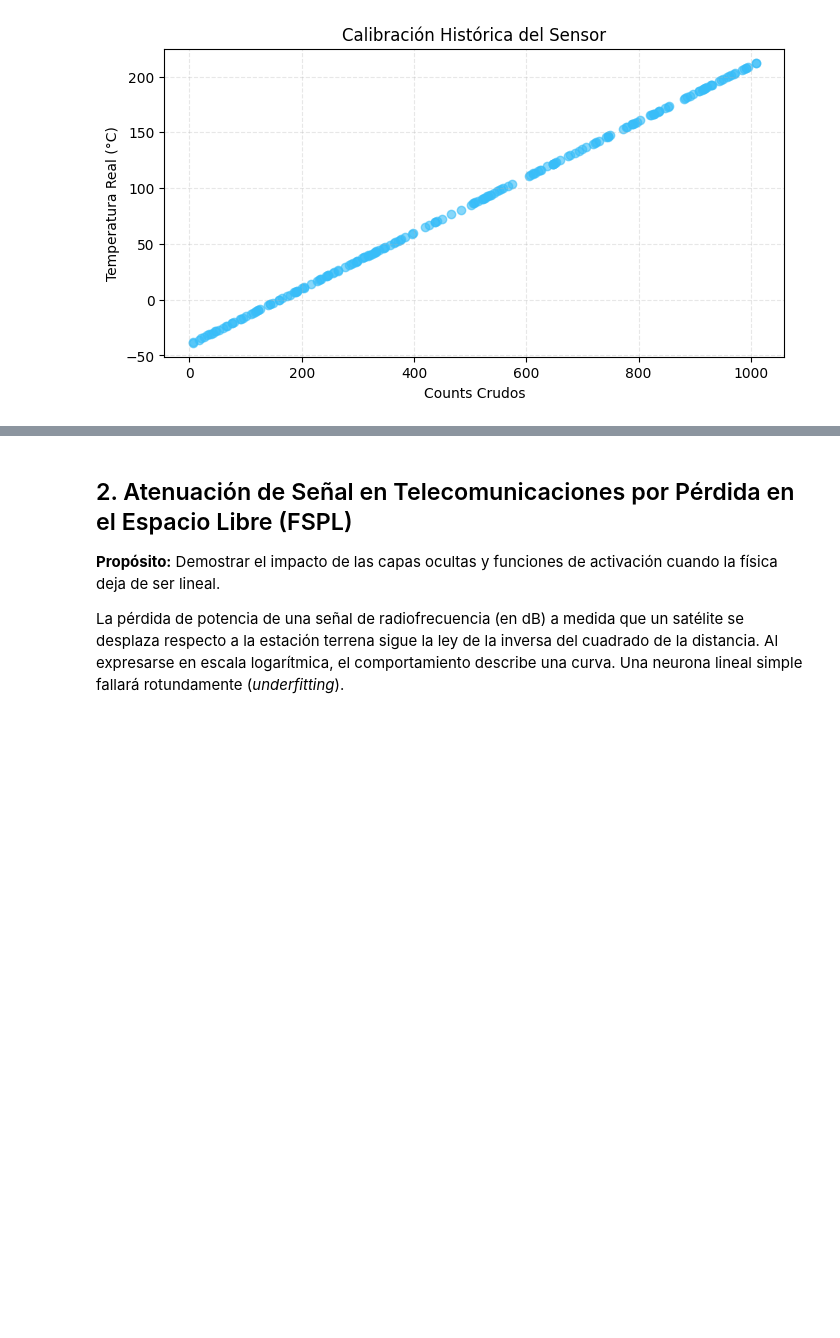
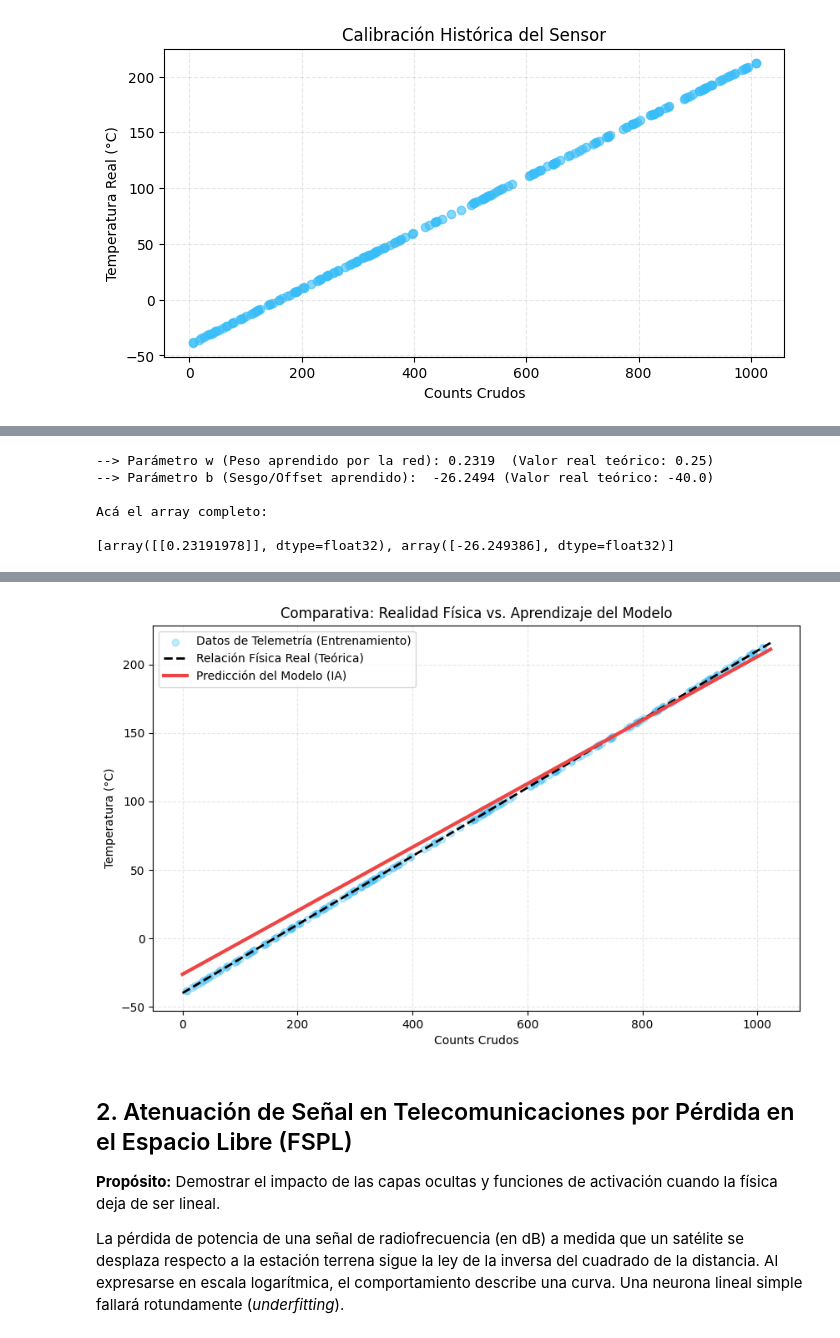
Before and after one commit to hmartinez00/introduccion_nn_python, a Jupyter notebook: notebooks/sesion_1_regresion.ipynb, the cells around one changed output, grey strips where cells are left out. Saved outputs shown, nothing was run; the diff lists cells and outputs as text; code cells hidden in the pictures; blank space fills up the shorter version.

```diff
--- a/notebooks/sesion_1_regresion.ipynb
+++ b/notebooks/sesion_1_regresion.ipynb
@@ -168,0 +100,40 @@ plt.show()
+# %%
+# Extracción de los parámetros que la neurona aprendió de forma autónoma
+pesos, sesgo = model_sensor.get_weights()
+print(f"--> Parámetro w (Peso aprendido por la red): {pesos[0][0]:.4f}  (Valor real teórico: 0.25)")
+print(f"--> Parámetro b (Sesgo/Offset aprendido):  {sesgo[0]:.4f} (Valor real teórico: -40.0)")
+
+print('\nAcá el array completo:\n')
+print(model_sensor.get_weights())
+# %% [output]
+--> Parámetro w (Peso aprendido por la red): 0.2319  (Valor real teórico: 0.25)
+--> Parámetro b (Sesgo/Offset aprendido):  -26.2494 (Valor real teórico: -40.0)
+
+Acá el array completo:
+
+[array([[0.23191978]], dtype=float32), array([-26.249386], dtype=float32)]
+# %%
+# Generación de datos para la comparación visual
+counts_test = np.linspace(0, 1023, 100).reshape(-1, 1)
+temp_teorica = 0.25 * counts_test - 40.0
+temp_predicha = model_sensor.predict(counts_test)
+
+# Creación del gráfico de solapamiento
+plt.figure(figsize=(10, 6))
+
+# 1. Muestras originales de entrenamiento
+plt.scatter(counts_train, temp_train, color='#38bdf8', alpha=0.3, label='Datos de Telemetría (Entrenamiento)')
+
+# 2. Curva Teórica (La física real)
+plt.plot(counts_test, temp_teorica, color='black', linestyle='--', lw=2, label='Relación Física Real (Teórica)')
+
+# 3. Curva Predicha (Lo que aprendió la IA)
+plt.plot(counts_test, temp_predicha, color='#ef4444', lw=3, label='Predicción del Modelo (IA)')
+
+plt.title('Comparativa: Realidad Física vs. Aprendizaje del Modelo')
+plt.xlabel('Counts Crudos')
+plt.ylabel('Temperatura (°C)')
+plt.legend()
+plt.grid(True, linestyle='--', alpha=0.3)
+plt.show()
+# %% [output]
@@ -169,3 +141,4 @@ plt.show()
+[figure, added]
 # %% [markdown]
 ## 2. Atenuación de Señal en Telecomunicaciones por Pérdida en el Espacio Libre (FSPL)
 **Propósito:** Demostrar el impacto de las capas ocultas y funciones de activación cuando la física deja de ser lineal.
```
Also changed, not shown: parts of 21 cells of this notebook.
